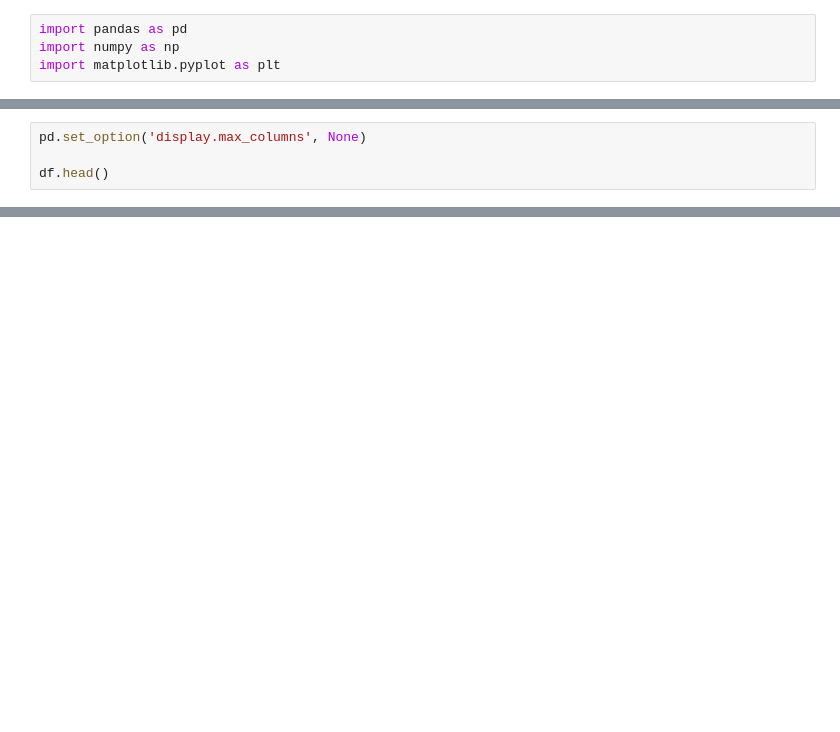
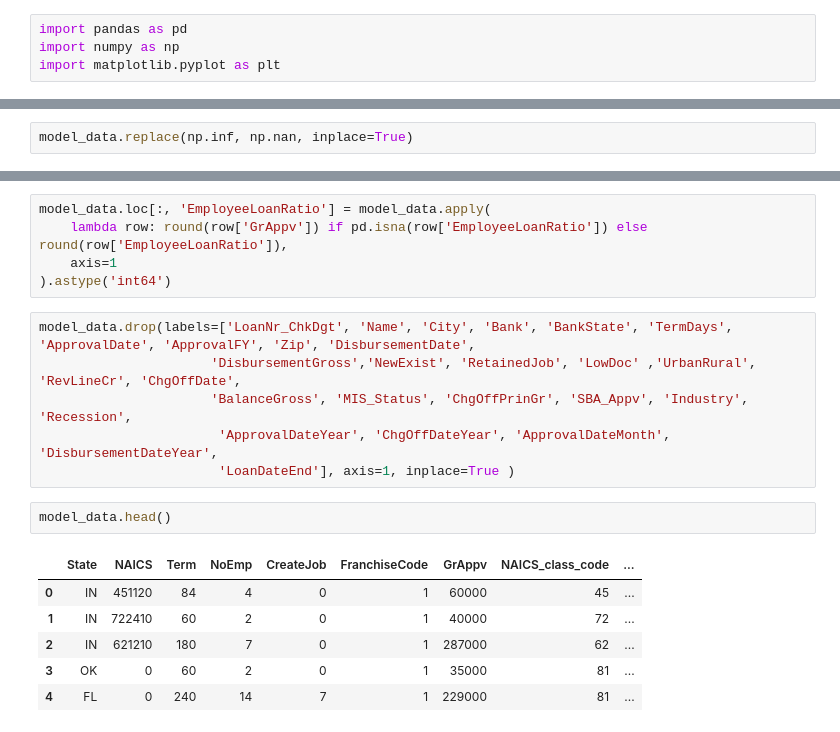
Before and after one commit to MichAdebayo/brief-loan-prediction, a Jupyter notebook: cat_data_model.ipynb, the cells around one changed output, grey strips where cells are left out. Saved outputs shown, nothing was run; the diff lists cells and outputs as text; blank space fills up the shorter version.

Commit message:
model tests

```diff
--- a/cat_data_model.ipynb
+++ b/cat_data_model.ipynb
@@ -57,4 +9,0 @@ df['Industry'] = df['Industry'].astype('str')
-# %%
-pd.set_option('display.max_columns', None)
-
-df.head()
@@ -180,0 +10,2 @@ ValueError: numpy.dtype size changed, may indicate binary incompatibility. Expec
+# %%
+model_data.replace(np.inf, np.nan, inplace=True)
@@ -180,0 +64,20 @@ ValueError: numpy.dtype size changed, may indicate binary incompatibility. Expec
+# %%
+model_data.loc[:, 'EmployeeLoanRatio'] = model_data.apply(
+    lambda row: round(row['GrAppv']) if pd.isna(row['EmployeeLoanRatio']) else round(row['EmployeeLoanRatio']),
+    axis=1
+).astype('int64')
+# %%
+model_data.drop(labels=['LoanNr_ChkDgt', 'Name', 'City', 'Bank', 'BankState', 'TermDays', 'ApprovalDate', 'ApprovalFY', 'Zip', 'DisbursementDate',
+                      'DisbursementGross','NewExist', 'RetainedJob', 'LowDoc' ,'UrbanRural', 'RevLineCr', 'ChgOffDate',
+                      'BalanceGross', 'MIS_Status', 'ChgOffPrinGr', 'SBA_Appv', 'Industry', 'Recession',
+                       'ApprovalDateYear', 'ChgOffDateYear', 'ApprovalDateMonth', 'DisbursementDateYear',
+                       'LoanDateEnd'], axis=1, inplace=True )
+# %%
+model_data.head()
+# %% [output]
+|  | State | NAICS | Term | NoEmp | CreateJob | FranchiseCode | GrAppv | NAICS_class_code | ... |
+| 0 | IN | 451120 | 84 | 4 | 0 | 1 | 60000 | 45 | ... |
+| 1 | IN | 722410 | 60 | 2 | 0 | 1 | 40000 | 72 | ... |
+| 2 | IN | 621210 | 180 | 7 | 0 | 1 | 287000 | 62 | ... |
+| 3 | OK | 0 | 60 | 2 | 0 | 1 | 35000 | 81 | ... |
+| 4 | FL | 0 | 240 | 14 | 7 | 1 | 229000 | 81 | ... |
```
Also changed, not shown: parts of 19 cells of this notebook, 40 other files.
